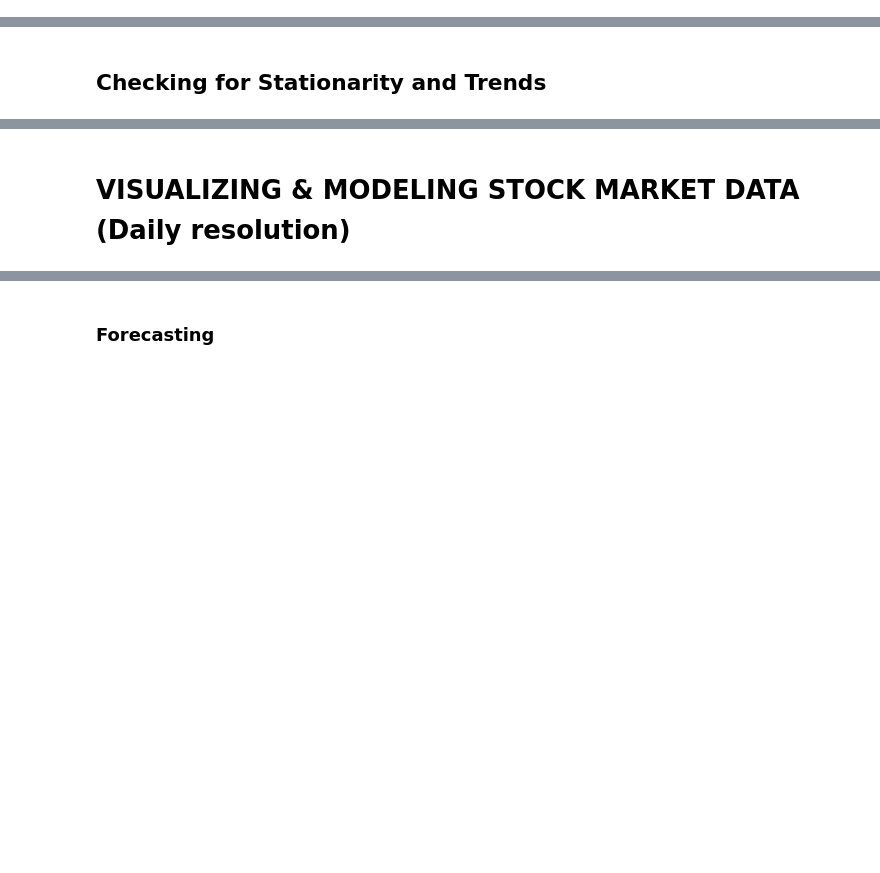
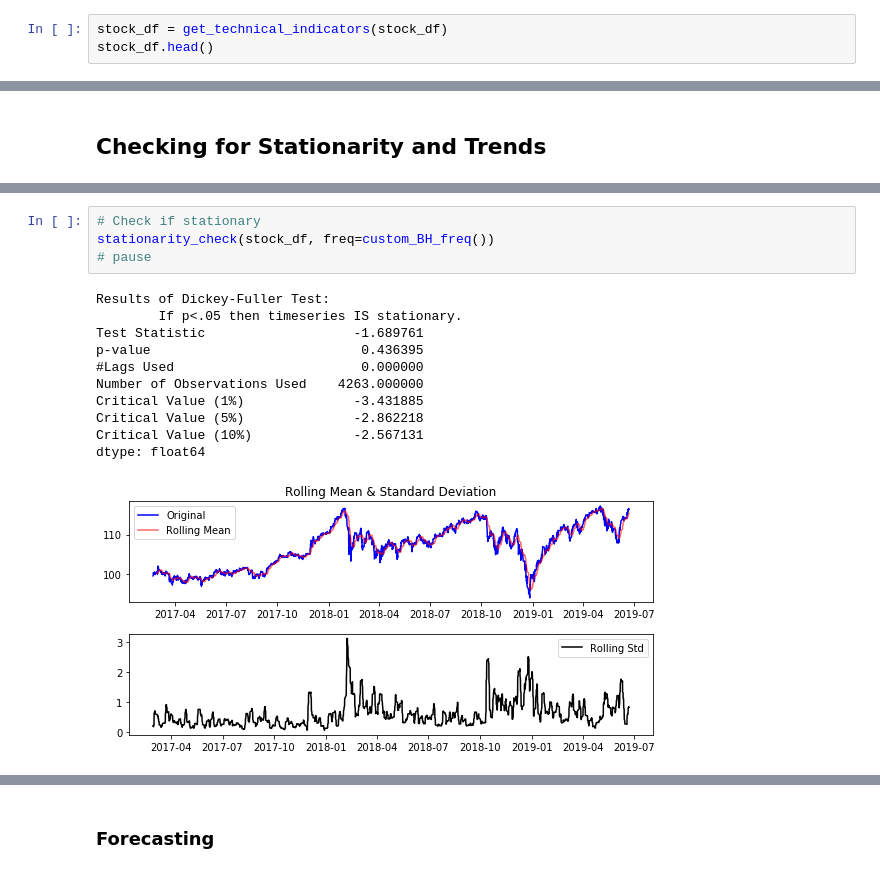
Before and after one commit to jirvingphd/dsc-5-capstone-project-online-ds-ft-021119, a Jupyter notebook: Capstone_Project_Outline_+_Analysis.ipynb, the cells around one changed output, grey strips where cells are left out. Drawn from its saved outputs; the diff is of its cells as text; blank space fills up the shorter version.

```diff
--- a/Capstone_Project_Outline_+_Analysis.ipynb
+++ b/Capstone_Project_Outline_+_Analysis.ipynb
@@ -1124,0 +1163,3 @@ def get_technical_indicators(dataset,make_price_from='BidClose'):
+# %%
+stock_df = get_technical_indicators(stock_df)
+stock_df.head()
@@ -1373,2 +1268,16 @@ DatetimeIndex(['2017-02-20 15:30:00', '2017-02-21 09:30:00',
-# %% [markdown]
-# VISUALIZING & MODELING STOCK MARKET DATA (Daily resolution)
+# %%
+# Check if stationary
+stationarity_check(stock_df, freq=custom_BH_freq())
+# pause
+# %% [output]
+Results of Dickey-Fuller Test:
+        If p<.05 then timeseries IS stationary.
+Test Statistic                   -1.689761
+p-value                           0.436395
+#Lags Used                        0.000000
+Number of Observations Used    4263.000000
+Critical Value (1%)              -3.431885
+Critical Value (5%)              -2.862218
+Critical Value (10%)             -2.567131
+dtype: float64
+[figure, added]
```
Also changed, not shown: parts of 112 cells of this notebook, 4 other files.
